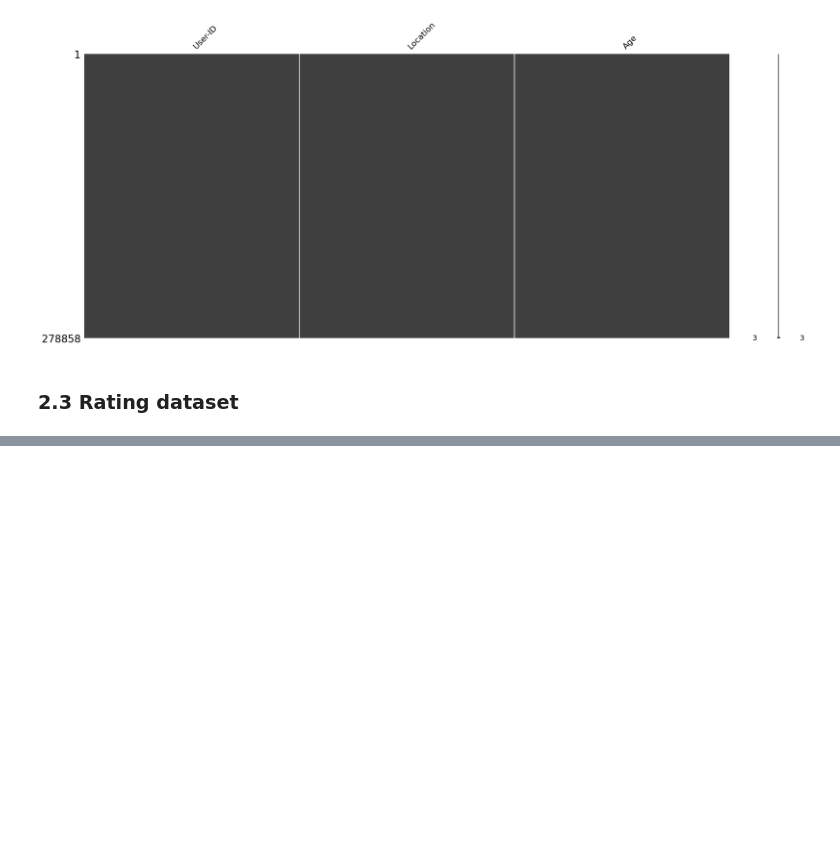
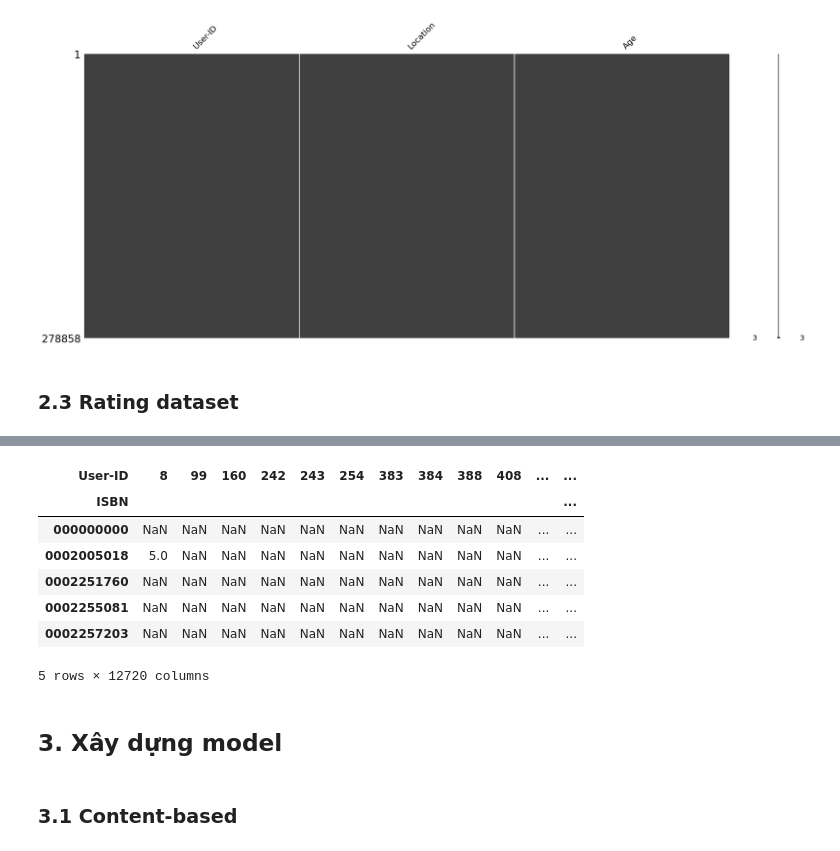
Before and after one commit to kieubaduong/Machine-Learning-self-study, a Jupyter notebook: books_recommendation/content_based_knn.ipynb, the cells around one changed output, grey strips where cells are left out. Saved outputs shown, nothing was run; the diff lists cells and outputs as text; code cells hidden in the pictures; blank space fills up the shorter version.

Commit message:
change read dataset to phase 1

```diff
--- a/books_recommendation/content_based_knn.ipynb
+++ b/books_recommendation/content_based_knn.ipynb
@@ -17,6 +23,3 @@ import missingno as msno
 ## 2. Tiền xử lý data
 # %% [markdown]
 ### 2.1 Books dataset
-# %%
-df_books = pd.read_csv('C:/duong/github/Machine-Learning-self-study/archive/Books.csv', delimiter=",", usecols = [0,1,2,3,4])
-print(df_books.info())
@@ -209,0 +235,4 @@ msno.matrix(df_Users)
+# %%
+print('Number of data before cleaning : {}'.format(len(df_rating)))
+df_rating = df_rating[df_rating['ISBN'].isin(df_books['ISBN'])]
+print('Number of data after cleaning : {}'.format(len(df_rating)))
@@ -209,0 +248,24 @@ msno.matrix(df_Users)
+# %%
+f = ['count','mean']
+
+# Tạo một dataframe mới chứa các thông tin về số lượng và điểm trung bình của mỗi cuốn sách
+df_books_summary = df_rating.groupby('ISBN')['Book-Rating'].agg(f)
+df_books_summary.index = df_books_summary.index.map(str)
+
+# drop_book_list là danh sách các cuốn sách có số lượng đánh giá ít hơn 10
+drop_book_list = df_books_summary[df_books_summary['count'] < 10].index
+
+# Tạo một dataframe mới chứa các thông tin về số lượng và điểm trung bình của mỗi người dùng
+df_cust_summary = df_rating.groupby('User-ID')['Book-Rating'].agg(f)
+df_cust_summary.index = df_cust_summary.index.map(int)
+
+# drop_cust_list là danh sách các người dùng có số lượng đánh giá ít hơn 10
+drop_cust_list = df_cust_summary[df_cust_summary['count'] < 10].index
+# %%
+print('Before Filtering: {}'.format(df_rating.shape))
+# df_rating là dataframe chứa các cuốn sách và người dùng có số lượng đánh giá lớn hơn 10
+# ~ là phủ định
+df_rating = df_rating[~df_rating['ISBN'].isin(drop_book_list)]
+df_rating = df_rating[~df_rating['User-ID'].isin(drop_cust_list)]
+print('After Filtering: {}'.format(df_rating.shape))
+df_rating.head()
@@ -209,0 +281,17 @@ msno.matrix(df_Users)
+# %%
+# pivot_rating là dataframe chứa các giá trị đánh giá của các cuốn sách theo từng người dùng
+pivot_rating = df_rating.pivot(index='ISBN',columns='User-ID',values='Book-Rating')
+pivot_rating.head()
+# %% [output]
+| User-ID | 8 | 99 | 160 | 242 | 243 | 254 | 383 | 384 | 388 | 408 | ... | ... |
+| ISBN |  |  |  |  |  |  |  |  |  |  |  | ... |
+| 000000000 | NaN | NaN | NaN | NaN | NaN | NaN | NaN | NaN | NaN | NaN | ... | ... |
+| 0002005018 | 5.0 | NaN | NaN | NaN | NaN | NaN | NaN | NaN | NaN | NaN | ... | ... |
+| 0002251760 | NaN | NaN | NaN | NaN | NaN | NaN | NaN | NaN | NaN | NaN | ... | ... |
+| 0002255081 | NaN | NaN | NaN | NaN | NaN | NaN | NaN | NaN | NaN | NaN | ... | ... |
+| 0002257203 | NaN | NaN | NaN | NaN | NaN | NaN | NaN | NaN | NaN | NaN | ... | ... |
+5 rows × 12720 columns
+# %% [markdown]
+## 3. Xây dựng model
+# %% [markdown]
+### 3.1 Content-based
```
Also changed, not shown: parts of 14 cells of this notebook, 1 other file.
